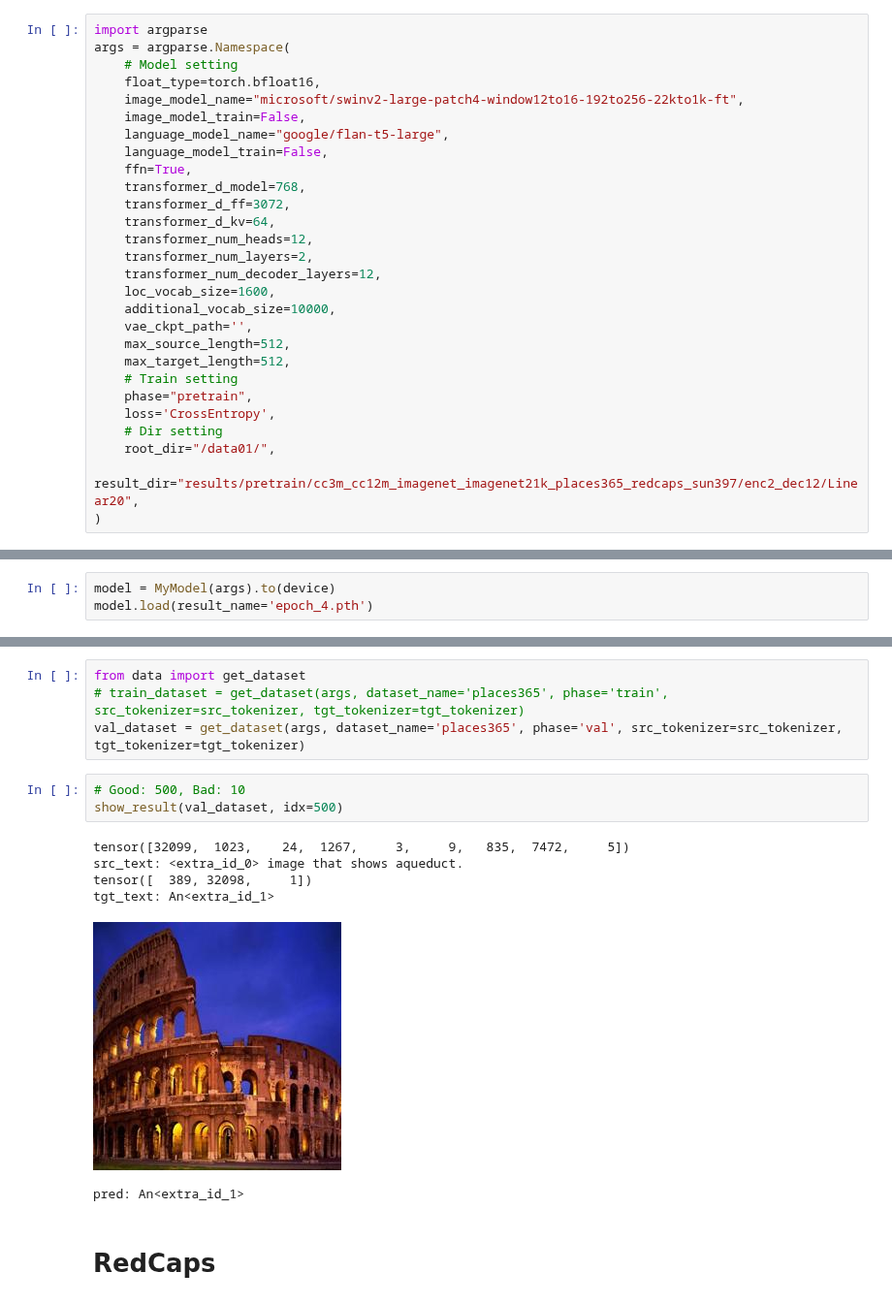
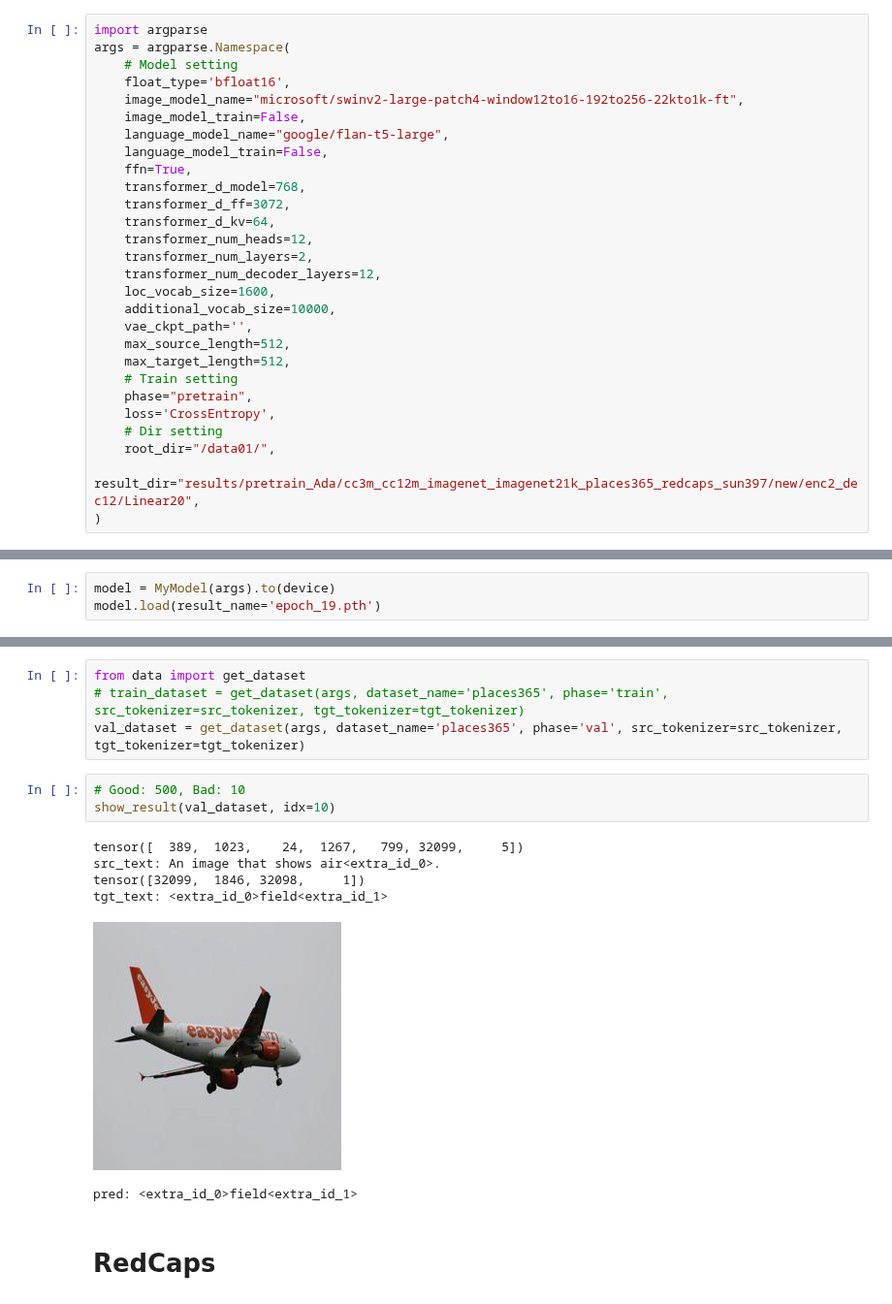
Before and after one commit to k-yanase9/KLab_MultiModalModel, a Jupyter notebook: visualization_pretrain.ipynb, the cells around one changed output, grey strips where cells are left out. Shown at 97% size. Drawn from its saved outputs; the diff is of its cells as text.

Commit message:
Update visualization pretrain

```diff
--- a/visualization_pretrain.ipynb
+++ b/visualization_pretrain.ipynb
@@ -6,7 +6,7 @@ from models.model import MyModel
 import argparse
 args = argparse.Namespace(
     # Model setting
-    float_type=torch.bfloat16,
+    float_type='bfloat16',
     image_model_name="microsoft/swinv2-large-patch4-window12to16-192to256-22kto1k-ft",
     image_model_train=False,
     language_model_name="google/flan-t5-large",
@@ -28,7 +28,7 @@ args = argparse.Namespace(
     loss='CrossEntropy',
     # Dir setting
     root_dir="/data01/",
-    result_dir="results/pretrain/cc3m_cc12m_imagenet_imagenet21k_places365_redcaps_sun397/enc2_dec12/Linear20",
+    result_dir="results/pretrain_Ada/cc3m_cc12m_imagenet_imagenet21k_places365_redcaps_sun397/new/enc2_dec12/Linear20",
 )
 # %%
 device = "cuda" if torch.cuda.is_available() else "cpu"
@@ -37,7 +37,7 @@ device
 'cuda'
 # %%
 model = MyModel(args).to(device)
-model.load(result_name='epoch_4.pth')
+model.load(result_name='epoch_19.pth')
 # %%
 from transformers import AutoTokenizer
 from torchvision import transforms
@@ -131,14 +138,14 @@ from data import get_dataset
 val_dataset = get_dataset(args, dataset_name='places365', phase='val', src_tokenizer=src_tokenizer, tgt_tokenizer=tgt_tokenizer)
 # %%
 # Good: 500, Bad: 10
-show_result(val_dataset, idx=500)
+show_result(val_dataset, idx=10)
 # %% [output]
-tensor([32099,  1023,    24,  1267,     3,     9,   835,  7472,     5])
-src_text: <extra_id_0> image that shows aqueduct.
-tensor([  389, 32098,     1])
-tgt_text: An<extra_id_1>
+tensor([  389,  1023,    24,  1267,   799, 32099,     5])
+src_text: An image that shows air<extra_id_0>.
+tensor([32099,  1846, 32098,     1])
+tgt_text: <extra_id_0>field<extra_id_1>
-[figure, old version]
+[figure, new version]
-pred: An<extra_id_1>
+pred: <extra_id_0>field<extra_id_1>
 # %% [markdown]
 # RedCaps
 # %%
```
Also changed, not shown: parts of 6 cells of this notebook.
